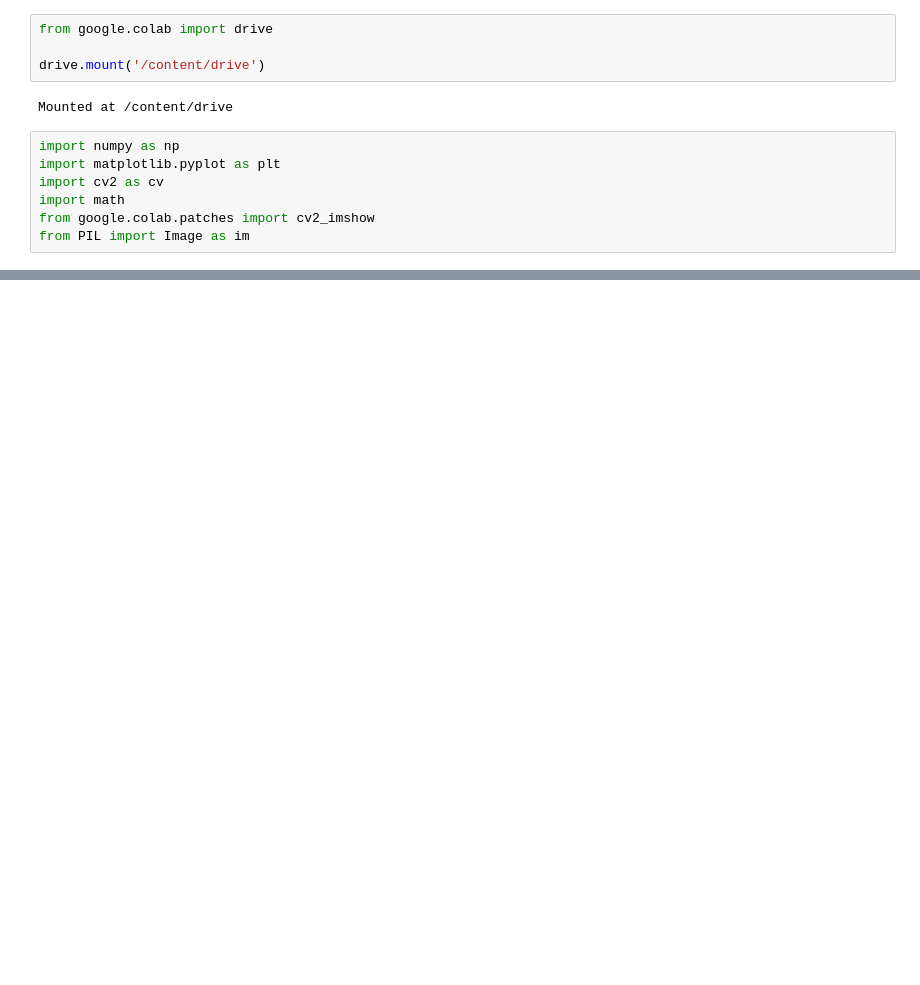
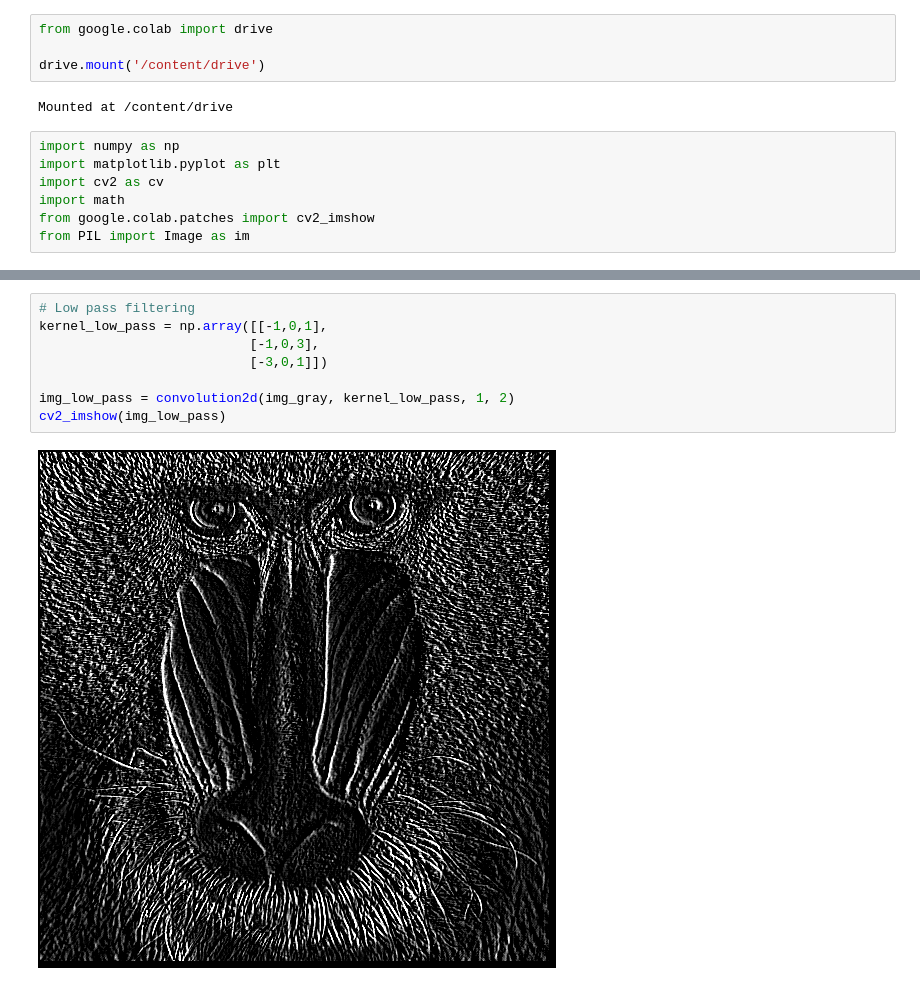
Before and after one commit to nargyanti/IPCV_Genap_2022, a Jupyter notebook: Week7.ipynb, the cells around one changed output, grey strips where cells are left out. Drawn from its saved outputs; the diff is of its cells as text; blank space fills up the shorter version.

```diff
--- a/Week7.ipynb
+++ b/Week7.ipynb
@@ -38 +61,11 @@ def convolution2d(image, kernel, stride, padding):
+# %%
+# Low pass filtering
+kernel_low_pass = np.array([[-1,0,1],
+                           [-1,0,3],
+                           [-3,0,1]])
+
+img_low_pass = convolution2d(img_gray, kernel_low_pass, 1, 2)
+cv2_imshow(img_low_pass)
+# %% [output]
+[figure, added]
 # %%
```
Also changed, not shown: parts of 9 cells of this notebook.
